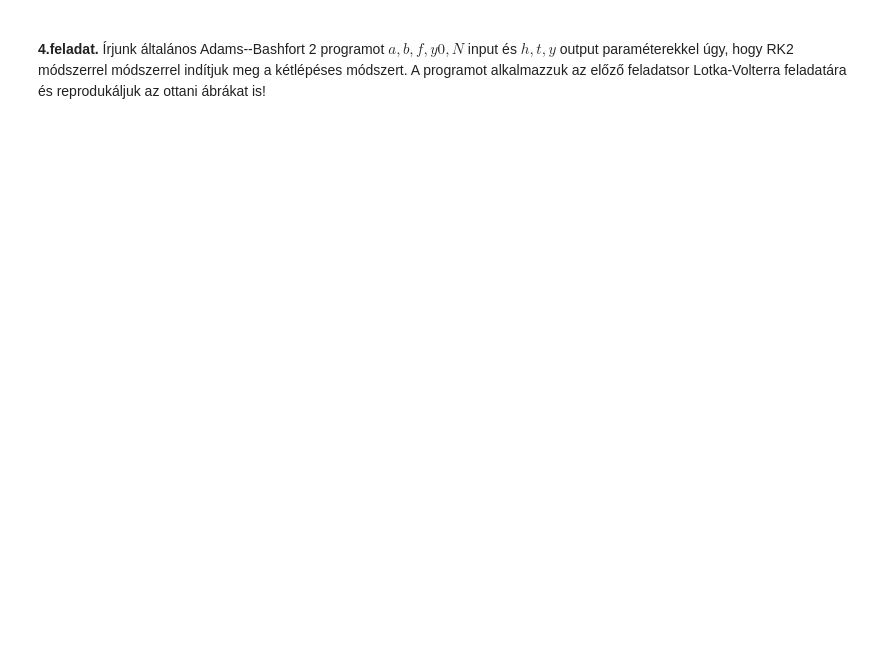
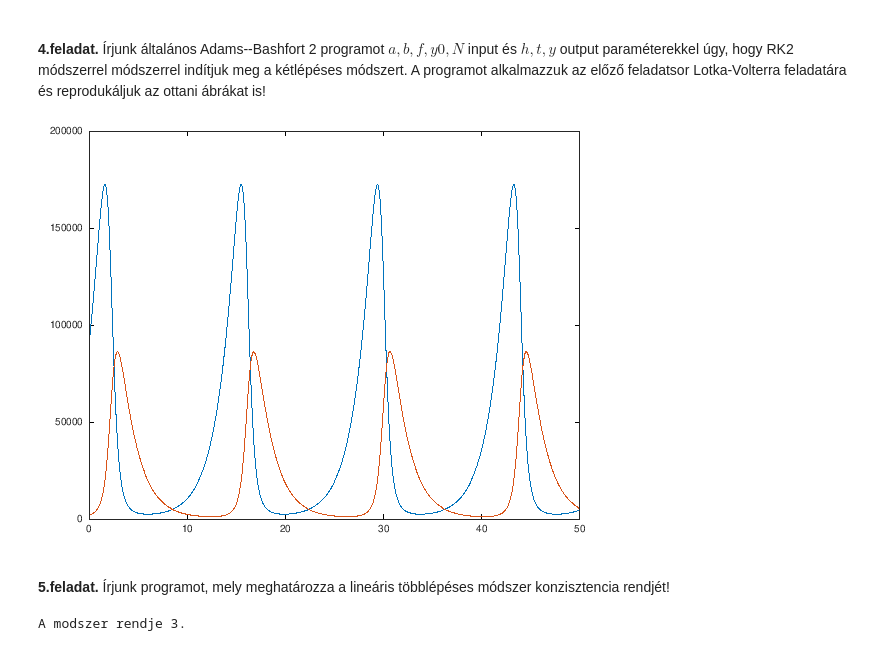
Before and after one commit to feipaat/AlkalmazottAnalizis2_Sz-ELTE-, a Jupyter notebook: 5.feladatsor.ipynb, the cells around one changed output. Drawn from its saved outputs; the diff is of its cells as text; code cells hidden in the pictures; blank space fills up the shorter version.

```diff
--- a/5.feladatsor.ipynb
+++ b/5.feladatsor.ipynb
@@ -42,3 +65,21 @@ title('Abszolut stabilitasi tartomany, EE')
 <br>
 <b>4.feladat.</b> Írjunk általános Adams--Bashfort 2 programot $a,b,f,y0,N$ input és $h,t,y$ output paraméterekkel úgy, hogy RK2 módszerrel módszerrel indítjuk meg a kétlépéses módszert.  A programot alkalmazzuk az előző feladatsor Lotka-Volterra feladatára és reprodukáljuk az ottani ábrákat is!
 <br>
+# %%
+[h,t,y] = AB2sys(0,50,@(t,y)[0.6*y(1)-0.3*(1e-4)*y(1)*y(2); -0.6*y(2)+1.5*(1e-5)*y(1)*y(2)],[90000; 2000],1000);
+plot(t,y(1,:),t,y(2,:))
+# %% [output]
+[figure, added]
+# %% [markdown]
+<br>
+<b>5.feladat.</b>  Írjunk programot, mely meghatározza a lineáris többlépéses módszer konzisztencia rendjét!
+<br>
+# %%
+%a =[1 -48/25 36/25 -16/25 3/25]; b=[12/25 0 0 0 0]; %BDF4
+a=[1 4 -5]; b=[0 4 2];
+ltmrend(a,b)
+% Megjegyzés
+%syms k x % MATLAB package
+%S1 = symsum(k^2, k, 0, 10)
+# %% [output]
+A modszer rendje 3.
```
Also changed, not shown: parts of 5 cells of this notebook.
